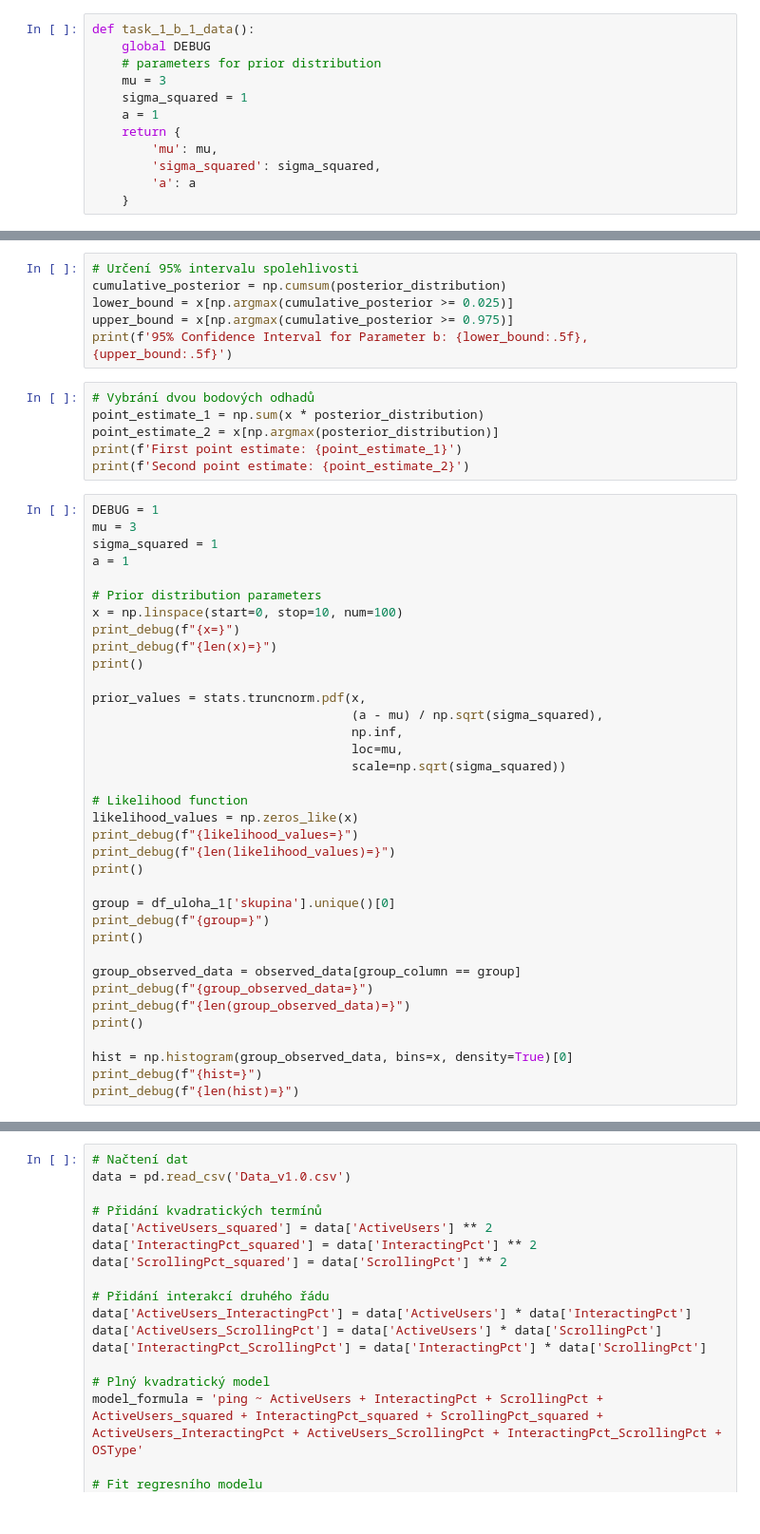
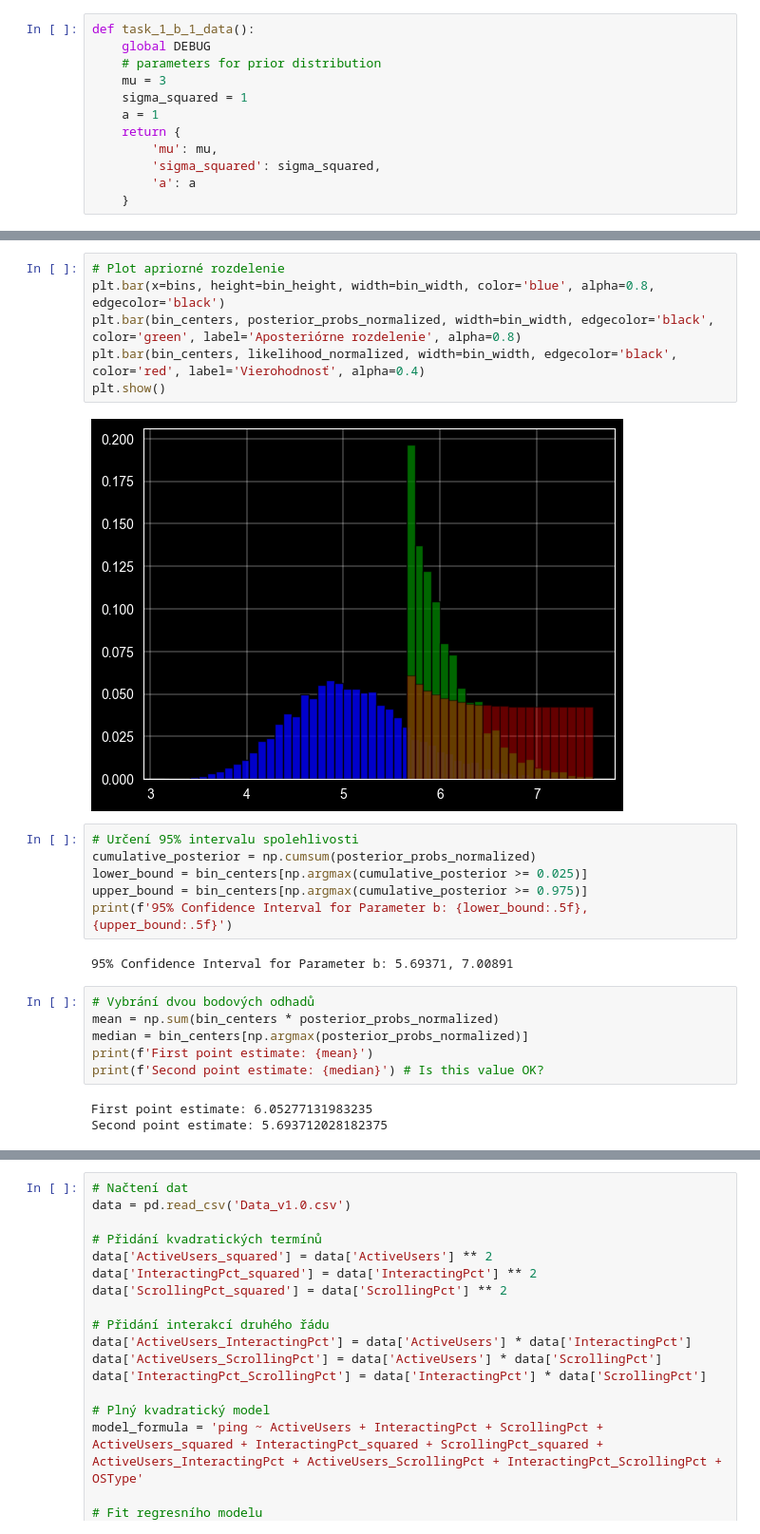
Before and after one commit to zdeneklapes/msp-project2, a Jupyter notebook: xlapes02.ipynb, the cells around one changed output, grey strips where cells are left out. Shown at 95% size. Drawn from its saved outputs; the diff is of its cells as text.

```diff
--- a/xlapes02.ipynb
+++ b/xlapes02.ipynb
@@ -449,48 +387,25 @@ plt.show()
+# %%
+# Plot apriorné rozdelenie
+plt.bar(x=bins, height=bin_height, width=bin_width, color='blue', alpha=0.8, edgecolor='black')
+plt.bar(bin_centers, posterior_probs_normalized, width=bin_width, edgecolor='black', color='green', label='Aposteriórne rozdelenie', alpha=0.8)
+plt.bar(bin_centers, likelihood_normalized, width=bin_width, edgecolor='black', color='red', label='Vierohodnosť', alpha=0.4)
+plt.show()
+# %% [output]
+[figure, added]
 # %%
 # Určení 95% intervalu spolehlivosti
-cumulative_posterior = np.cumsum(posterior_distribution)
-lower_bound = x[np.argmax(cumulative_posterior >= 0.025)]
-upper_bound = x[np.argmax(cumulative_posterior >= 0.975)]
+cumulative_posterior = np.cumsum(posterior_probs_normalized)
+lower_bound = bin_centers[np.argmax(cumulative_posterior >= 0.025)]
+upper_bound = bin_centers[np.argmax(cumulative_posterior >= 0.975)]
 print(f'95% Confidence Interval for Parameter b: {lower_bound:.5f}, {upper_bound:.5f}')
+# %% [output]
+95% Confidence Interval for Parameter b: 5.69371, 7.00891
 # %%
 # Vybrání dvou bodových odhadů
-point_estimate_1 = np.sum(x * posterior_distribution)
-point_estimate_2 = x[np.argmax(posterior_distribution)]
-print(f'First point estimate: {point_estimate_1}')
-print(f'Second point estimate: {point_estimate_2}')
+mean = np.sum(bin_centers * posterior_probs_normalized)
+median = bin_centers[np.argmax(posterior_probs_normalized)]
+print(f'First point estimate: {mean}')
+print(f'Second point estimate: {median}') # Is this value OK?
+# %% [output]
+First point estimate: 6.05277131983235
+Second point estimate: 5.693712028182375
-# %%
-DEBUG = 1
-mu = 3
-sigma_squared = 1
-a = 1
-
-# Prior distribution parameters
-x = np.linspace(start=0, stop=10, num=100)
-print_debug(f"{x=}")
-print_debug(f"{len(x)=}")
-print()
-
-prior_values = stats.truncnorm.pdf(x,
-                                   (a - mu) / np.sqrt(sigma_squared),
-                                   np.inf,
-                                   loc=mu,
-                                   scale=np.sqrt(sigma_squared))
-
-# Likelihood function
-likelihood_values = np.zeros_like(x)
-print_debug(f"{likelihood_values=}")
-print_debug(f"{len(likelihood_values)=}")
-print()
-
-group = df_uloha_1['skupina'].unique()[0]
-print_debug(f"{group=}")
-print()
-
-group_observed_data = observed_data[group_column == group]
-print_debug(f"{group_observed_data=}")
-print_debug(f"{len(group_observed_data)=}")
-print()
-
-hist = np.histogram(group_observed_data, bins=x, density=True)[0]
-print_debug(f"{hist=}")
-print_debug(f"{len(hist)=}")
```
Also changed, not shown: parts of 18 cells of this notebook.
